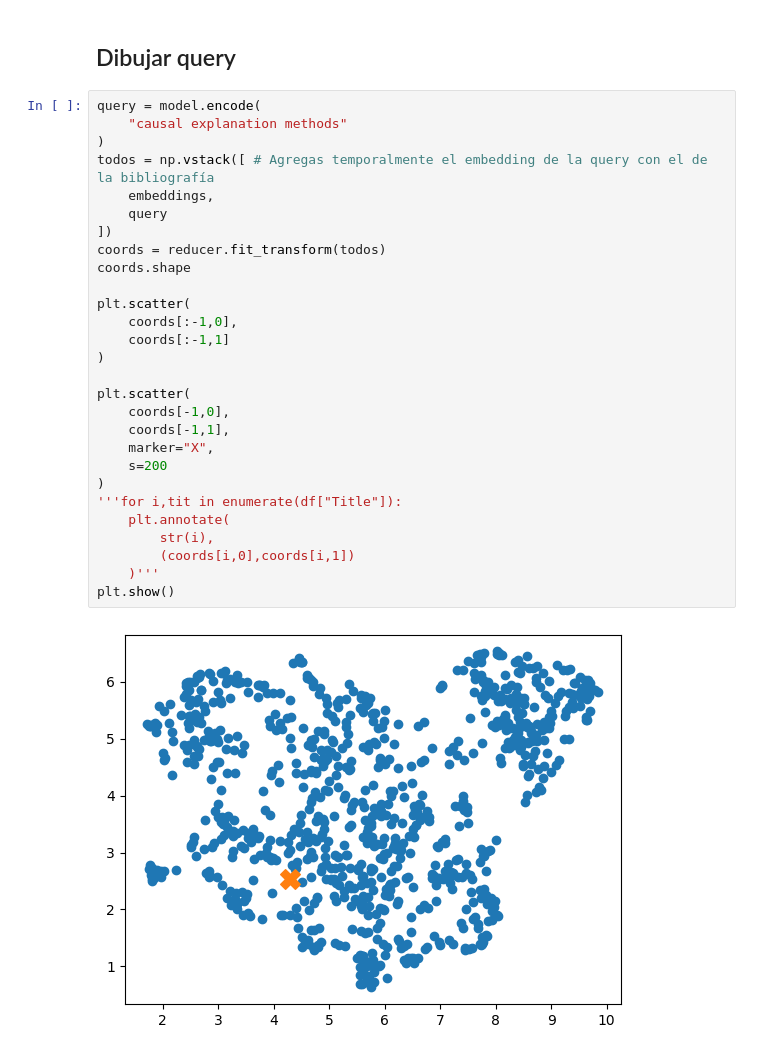
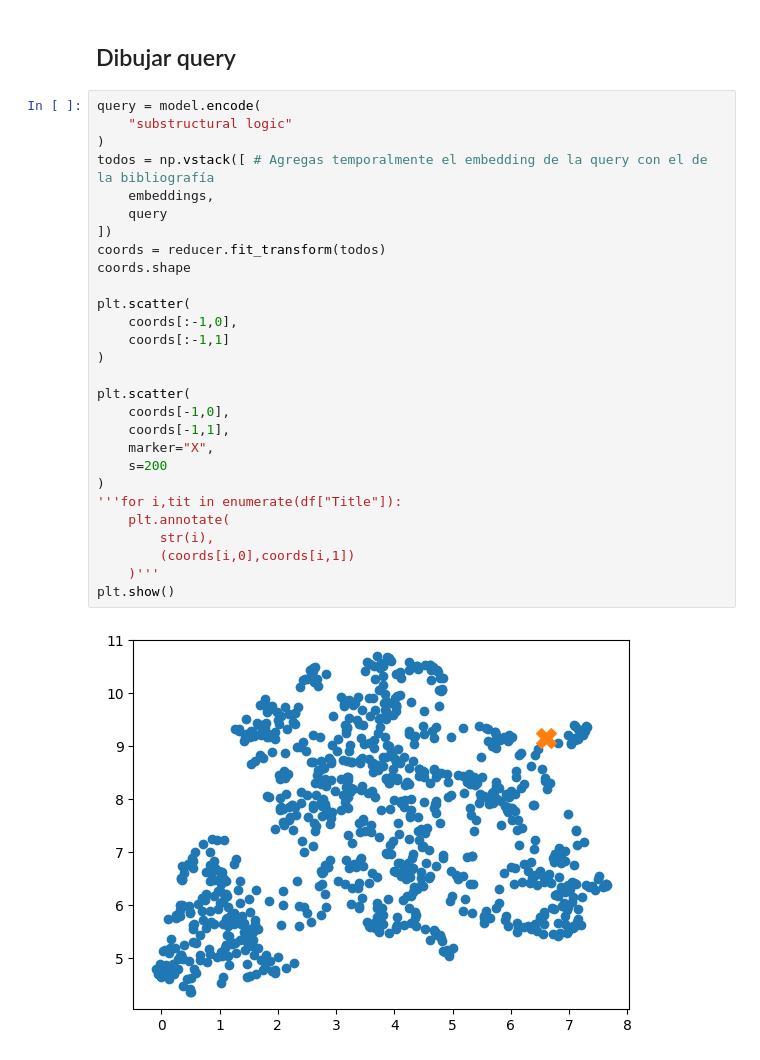
Before and after one commit to Elkazuo/Encoder-xAI-LLMs, a Jupyter notebook: Notebooks/ScopusEmbed.ipynb, the cells around one changed output. Saved outputs shown, nothing was run; the diff lists cells and outputs as text.

Commit message:
Scopus y ACL anthology. Embeddings and graphs

```diff
--- a/Notebooks/ScopusEmbed.ipynb
+++ b/Notebooks/ScopusEmbed.ipynb
@@ -461,31 +462,31 @@ plt.show()
 ## Dibujar query
 # %%
 query = model.encode(
-    "causal explanation methods"
+    "substructural logic"
 )
 todos = np.vstack([ # Agregas temporalmente el embedding de la query con el de la bibliografía
     embeddings,
     query
 ])
 coords = reducer.fit_transform(todos)
 coords.shape
 
 plt.scatter(
     coords[:-1,0],
     coords[:-1,1]
 )
 
 plt.scatter(
     coords[-1,0],
     coords[-1,1],
     marker="X",
     s=200
 )
 '''for i,tit in enumerate(df["Title"]):
     plt.annotate(
         str(i),
         (coords[i,0],coords[i,1])
     )'''
 plt.show()
 # %% [output]
-[figure, old version]
+[figure, new version]
```
Also changed, not shown: parts of 1 cell of this notebook, 3 other files.
